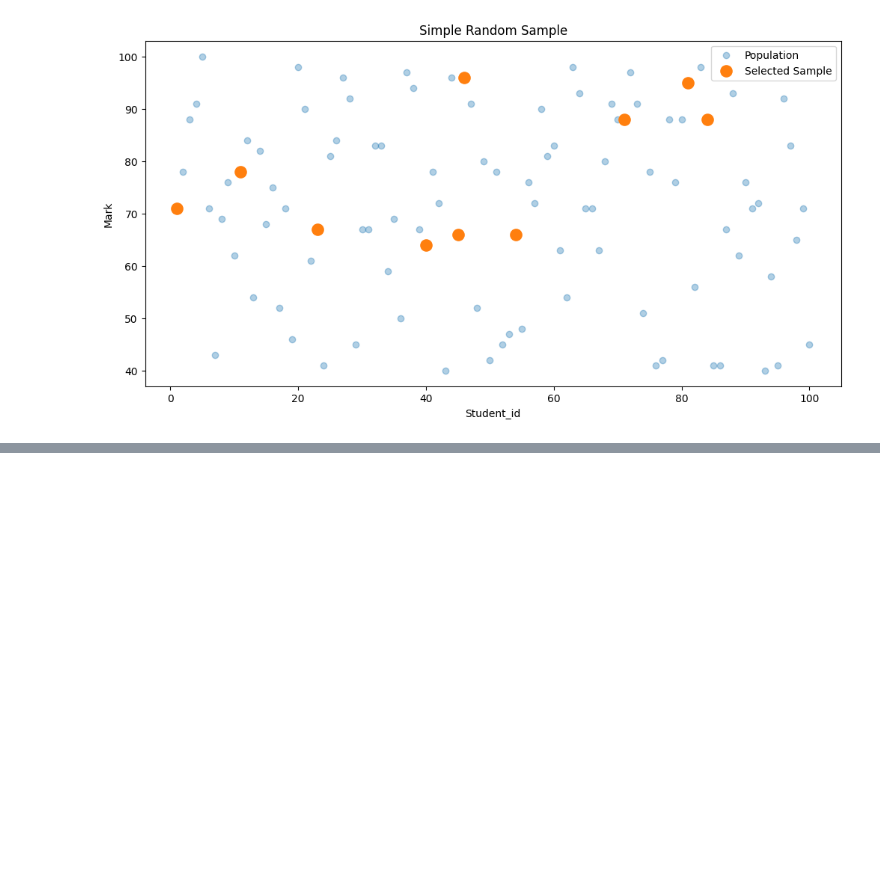
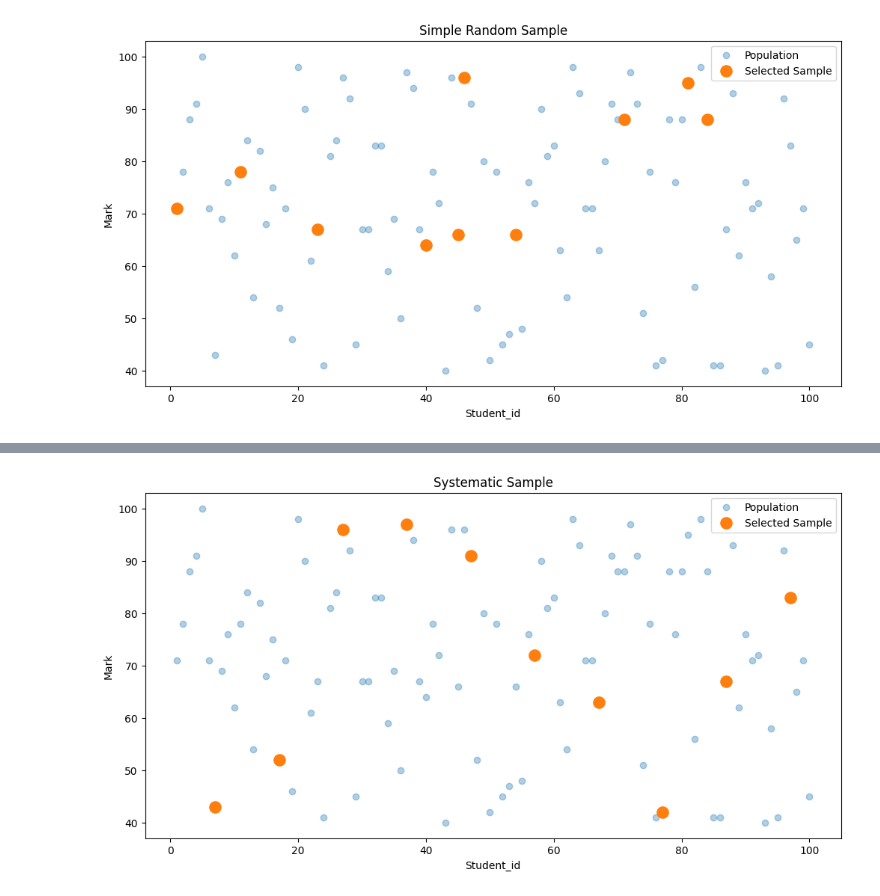
Before and after one commit to kapilkumar12gla/2nd-year-Data-science-and-Visualization, a Jupyter notebook: numpy.ipynb, the cells around one changed output, grey strips where cells are left out. Cells and saved outputs as stored; diff of their text form; code cells hidden in the pictures; blank space fills up the shorter version.

```diff
--- a/numpy.ipynb
+++ b/numpy.ipynb
@@ -372,3 +361,12 @@ plt.legend()
 plt.show()
 # %% [output]
 [figure]
+# %%
+N=len(df)
+n=10
+k=N//n
+start =np.random.randint(0,k)
+systematic_sampling = df.iloc[start::k].head(n)
+print("Sampling Inderval :",k)
+print("start pos:",start)
+systematic_sampling
@@ -374,0 +387,18 @@ plt.show()
+# %%
+plt.figure(figsize=(12,6))
+
+# Population scatter
+plt.scatter(df['Student_id'], df['Mark'], alpha=0.35, label='Population')
+
+# Selected sample scatter
+plt.scatter(systematic_sampling['Student_id'],systematic_sampling['Mark'],
+            s=120,label='Selected Sample')
+
+# Labels and title
+plt.xlabel('Student_id')
+plt.ylabel('Mark')
+plt.title('Systematic Sample')
+plt.legend()
+plt.show()
+# %% [output]
+[figure, added]
```
Also changed, not shown: parts of 9 cells of this notebook.
